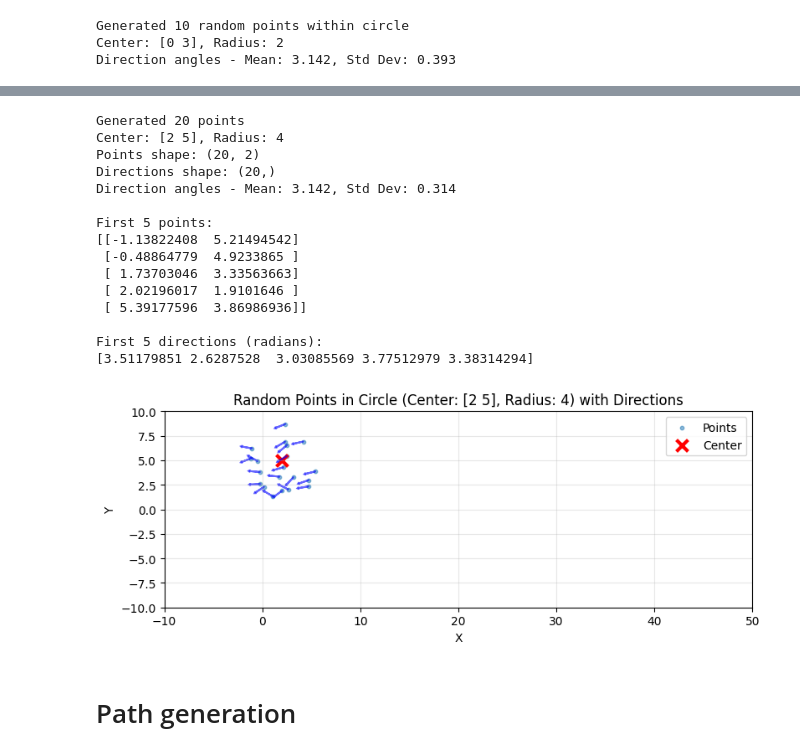
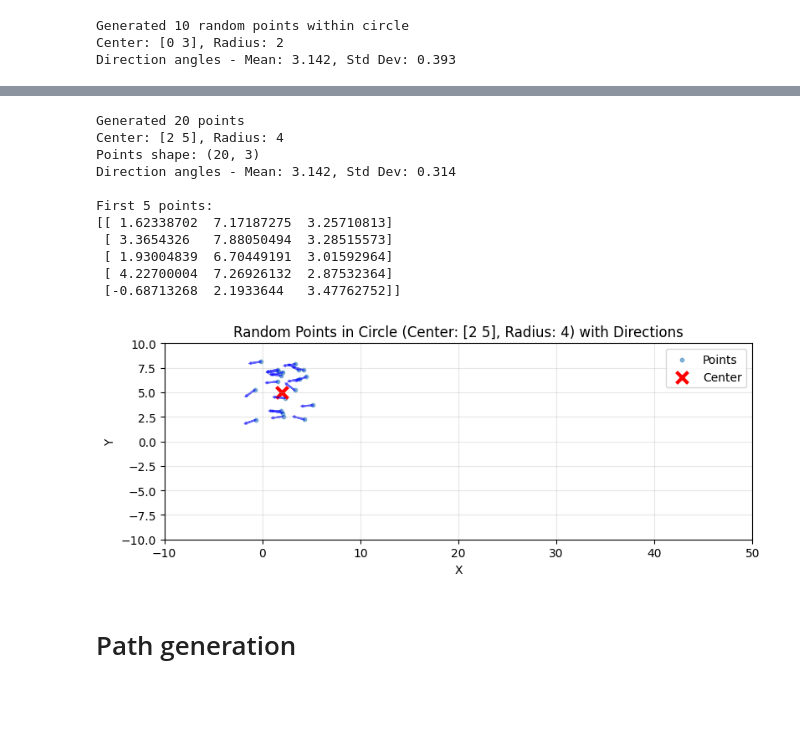
Before and after one commit to aldajo92/DockingAlgorithmEafit, a Jupyter notebook: Main.ipynb, the cells around one changed output, grey strips where cells are left out. Drawn from its saved outputs; the diff is of its cells as text; code cells hidden in the pictures; blank space fills up the shorter version.

```diff
--- a/Main.ipynb
+++ b/Main.ipynb
@@ -99,19 +99,19 @@ def generate_random_points_in_circle(media, size, radius, median_angle=np.pi, st
     random_x = media[0] + random_r * np.cos(random_theta_position)
     random_y = media[1] + random_r * np.sin(random_theta_position)
 
-    points = np.column_stack((random_x, random_y))
-
     # Generate direction angles using normal distribution
     theta_directions = np.random.normal(median_angle, std_dev_angle, size)
 
-    return points, theta_directions
+    points = np.column_stack((random_x, random_y, theta_directions))
 
-def plot_points_in_circle(points, media, radius, theta_directions=None, x_range=None, y_range=None, show_circle=False, show_arrows=False, arrow_length=0.5):
+    return points
+
+def plot_points_in_circle(points, media, radius, x_range=None, y_range=None, show_circle=False, show_arrows=False, arrow_length=0.5):
     """
     Plot points in a circle with optional direction arrows.
 
     Parameters:
-    - points: array of (x, y) positions
+    - points: array of (x, y, theta) positions
     - media: center point [x, y]
     - radius: radius of the circle
     - theta_directions: optional array of direction angles for each point
@@ -127,8 +127,9 @@ def plot_points_in_circle(points, media, radius, theta_directions=None, x_range=
     ax.scatter(media[0], media[1], color='red', s=100, marker='x', linewidths=3, label='Center')
 
     # Plot direction arrows if requested and theta_directions provided
-    if show_arrows and theta_directions is not None:
-        for i, (point, theta) in enumerate(zip(points, theta_directions)):
+    if show_arrows is not None:
+        for i, point in enumerate(points):
+            theta = point[2]
             dx = arrow_length * np.cos(theta)
             dy = arrow_length * np.sin(theta)
             ax.arrow(point[0], point[1], dx, dy,
@@ -166,7 +167,6 @@ def plot_points_in_circle(points, media, radius, theta_directions=None, x_range=
     plt.show()
 
 def generate_spline_path(start_point, spline_points, target_point, num_points=300):
-    from scipy.interpolate import CubicSpline
 
     path_points = np.vstack([start_point, spline_points, target_point])
 
@@ -185,48 +185,41 @@ def generate_spline_path(start_point, spline_points, target_point, num_points=30
 # %%
 # Test the functions
 test_media = np.array([2, 5])
 test_size = 20
 test_radius = 4
 test_median_angle = np.pi  # pointing left
 test_std_dev_angle = np.pi / 10  # 45 degrees spread
 
-test_points, test_directions = generate_random_points_in_circle(
+test_points = generate_random_points_in_circle(
     test_media, test_size, test_radius, test_median_angle, test_std_dev_angle
 )
 
 print(f"Generated {test_size} points")
 print(f"Center: {test_media}, Radius: {test_radius}")
 print(f"Points shape: {test_points.shape}")
-print(f"Directions shape: {test_directions.shape}")
 print(f"Direction angles - Mean: {test_median_angle:.3f}, Std Dev: {test_std_dev_angle:.3f}")
 print(f"\nFirst 5 points:\n{test_points[:5]}")
-print(f"\nFirst 5 directions (radians):\n{test_directions[:5]}")
 
 plot_points_in_circle(
     test_points, test_media, test_radius,
-    theta_directions=test_directions,
     x_range=(-10, 50), y_range=(-10, 10),
     show_arrows=True,
     show_circle=False,
     arrow_length=1.0
 )
 # %% [output]
 Generated 20 points
 Center: [2 5], Radius: 4
-Points shape: (20, 2)
-Directions shape: (20,)
+Points shape: (20, 3)
 Direction angles - Mean: 3.142, Std Dev: 0.314
 
 First 5 points:
-[[-1.13822408  5.21494542]
- [-0.48864779  4.9233865 ]
- [ 1.73703046  3.33563663]
- [ 2.02196017  1.9101646 ]
- [ 5.39177596  3.86986936]]
-
-First 5 directions (radians):
-[3.51179851 2.6287528  3.03085569 3.77512979 3.38314294]
+[[ 1.62338702  7.17187275  3.25710813]
+ [ 3.3654326   7.88050494  3.28515573]
+ [ 1.93004839  6.70449191  3.01592964]
+ [ 4.22700004  7.26926132  2.87532364]
+ [-0.68713268  2.1933644   3.47762752]]
-[figure, old version]
+[figure, new version]
 # %% [markdown]
 # Path generation
 # %%
```
Also changed, not shown: parts of 7 cells of this notebook.
